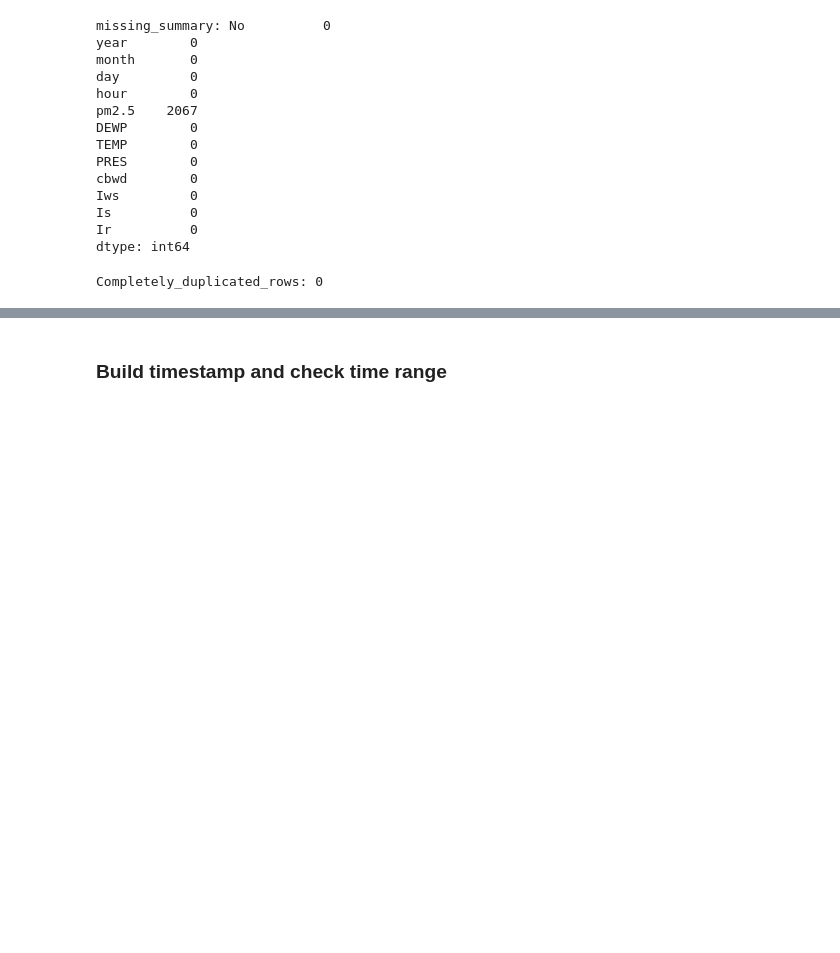
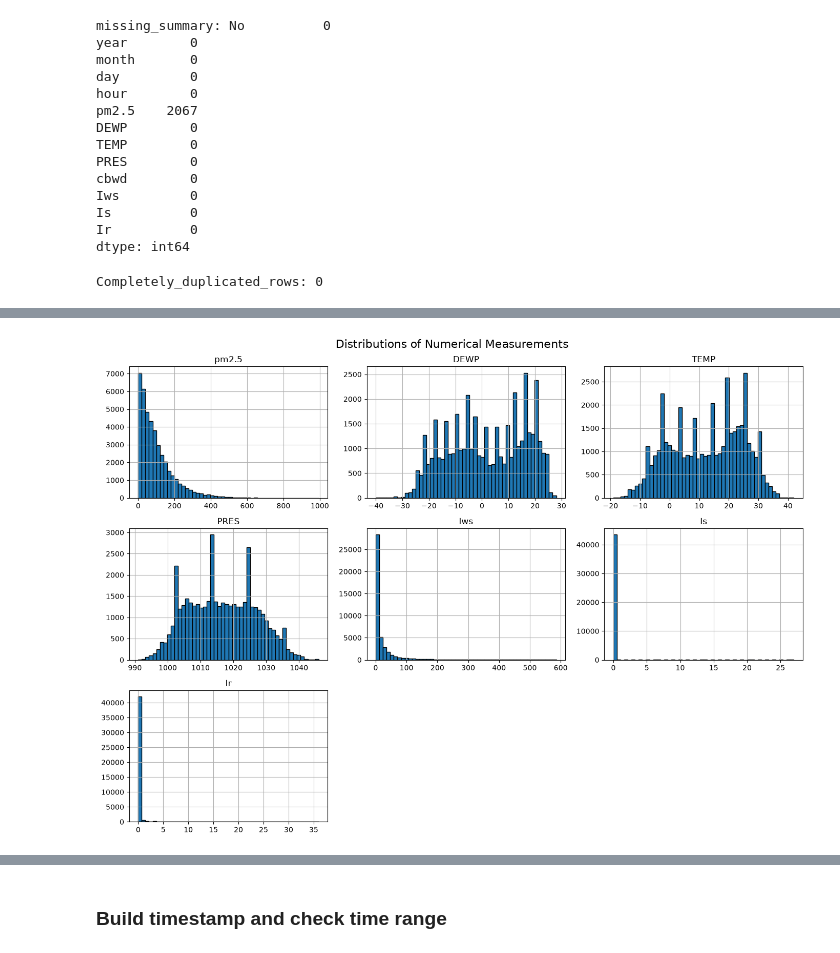
Before and after one commit to k-nizy/ML-pipeline-F1, a Jupyter notebook: notebooks/pm25_EDA.ipynb, the cells around one changed output, grey strips where cells are left out. Drawn from its saved outputs; the diff is of its cells as text; code cells hidden in the pictures; blank space fills up the shorter version.

Commit message:
docs: add distribution and missing-value analysis

```diff
--- a/notebooks/pm25_EDA.ipynb
+++ b/notebooks/pm25_EDA.ipynb
@@ -114,0 +119,19 @@ Completely_duplicated_rows: 0
+# %%
+# Calculate the summary statistics
+
+measurement_columns = [
+    "pm2.5",
+    "DEWP",
+    "TEMP",
+    "PRES",
+    "Iws",
+    "Is",
+    "Ir",
+]
+
+summary = df[measurement_columns].describe().T
+
+summary["median"] = df[measurement_columns].median()
+summary["skewness"] = df[measurement_columns].skew()
+
+display(summary.round(2))
@@ -114,0 +147,20 @@ Completely_duplicated_rows: 0
+# %%
+# Create histograms
+
+import matplotlib.pyplot as plt
+
+df[measurement_columns].hist(
+    figsize=(14, 10),
+    bins=50,
+    edgecolor="black",
+)
+
+plt.suptitle(
+    "Distributions of Numerical Measurements",
+    fontsize=16,
+)
+
+plt.tight_layout()
+plt.show()
+# %% [output]
+[figure, added]
```
Also changed, not shown: parts of 19 cells of this notebook.
